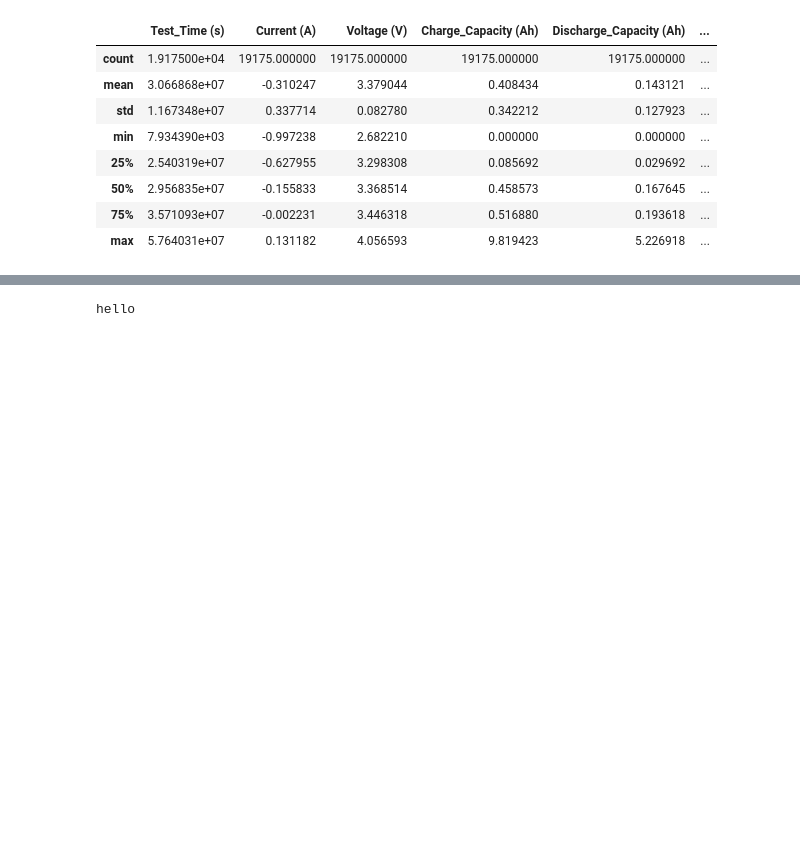
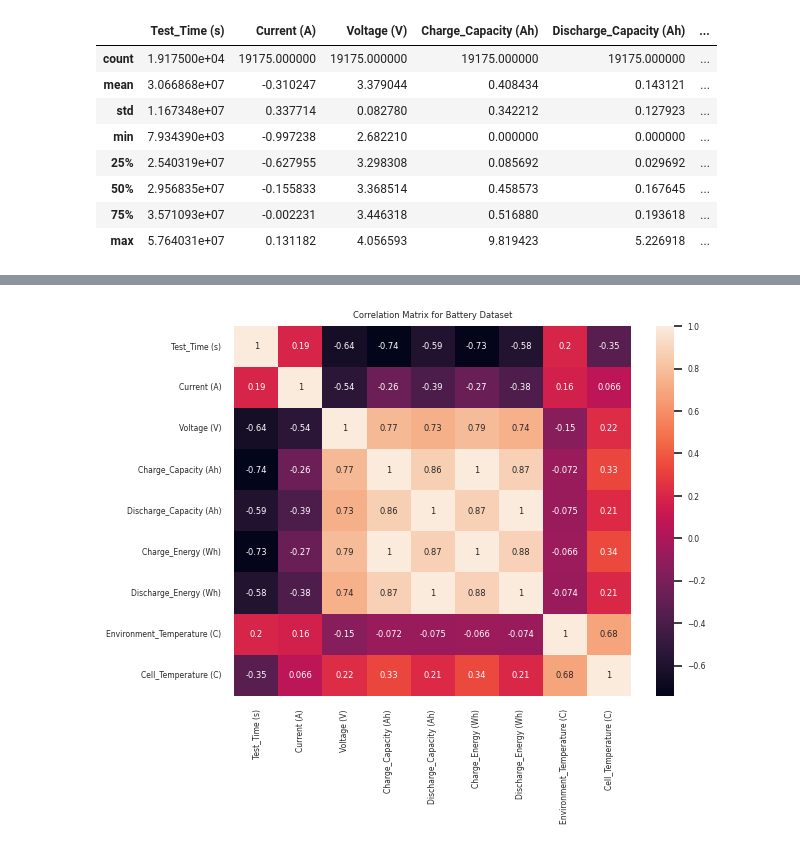
Before and after one commit to ben-my-to/483_ML_BatteryLife, a Jupyter notebook: setup.ipynb, the cells around one changed output, grey strips where cells are left out. Drawn from its saved outputs; the diff is of its cells as text; code cells hidden in the pictures; blank space fills up the shorter version.

```diff
--- a/setup.ipynb
+++ b/setup.ipynb
@@ -171,4 +213,8 @@ plt.show()
-# %%
-print("hello")
-# %% [output]
-hello
+# %%
+sns.set(font_scale=0.5)
+corr_matrix = small_battery.corr()
+sns.heatmap(corr_matrix, annot=True)
+plt.title("Correlation Matrix for Battery Dataset")
+plt.show()
+# %% [output]
+[figure, added]
```
Also changed, not shown: parts of 12 cells of this notebook.
